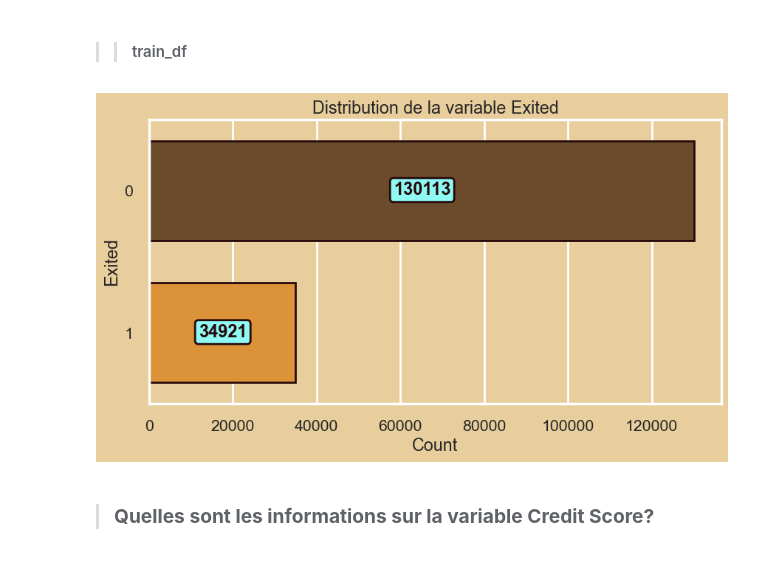
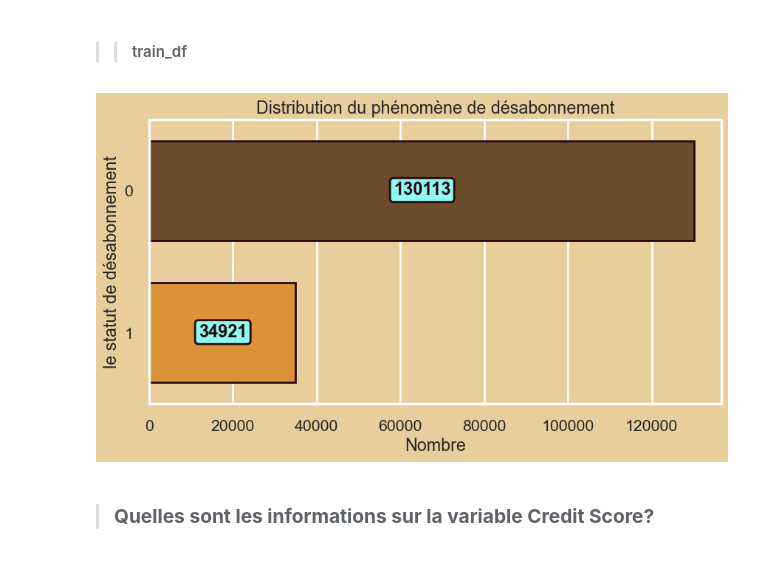
Before and after one commit to JODRAFF9/ProjetV2, a Jupyter notebook: code/churn_01_analyse.ipynb, the cells around one changed output. Saved outputs shown, nothing was run; the diff lists cells and outputs as text; code cells hidden in the pictures.

```diff
--- a/code/churn_01_analyse.ipynb
+++ b/code/churn_01_analyse.ipynb
@@ -367,21 +366,21 @@ palette_cmap = ["#6c9a76","#cc4b57","#764a23","#f25a29","#f7941d"]
 # %%
 fig = plt.figure(figsize=(10, 5))
 
 
 p = sns.countplot(y="Exited", data=train_df, palette=palette[0:2], edgecolor='#26090b', linewidth=2, width=0.7)
 
 # Add text on top of the bars
 for container in p.containers:
     plt.bar_label(container, label_type="center", color="#26090b", fontsize=17, weight='bold', padding=6, position=(0.5, 0.5),
                   bbox={"boxstyle": "round", "pad": 0.2, "facecolor": "#8efaf3", "edgecolor": '#26090b', "linewidth": 2, "alpha": 1})
 
-plt.title("Distribution de la variable Exited")
-plt.xlabel("Count")
-plt.ylabel("Exited")
+plt.title("Distribution du phénomène de désabonnement")
+plt.xlabel("Nombre")
+plt.ylabel("le statut de désabonnement")
 
 plt.show()
 # %% [output]
-[figure, old version]
+[figure, new version]
 # %% [markdown]
 > ### **Quelles sont les informations sur la variable Credit Score?**
 # %% [markdown]
```
Also changed, not shown: parts of 23 cells of this notebook.
